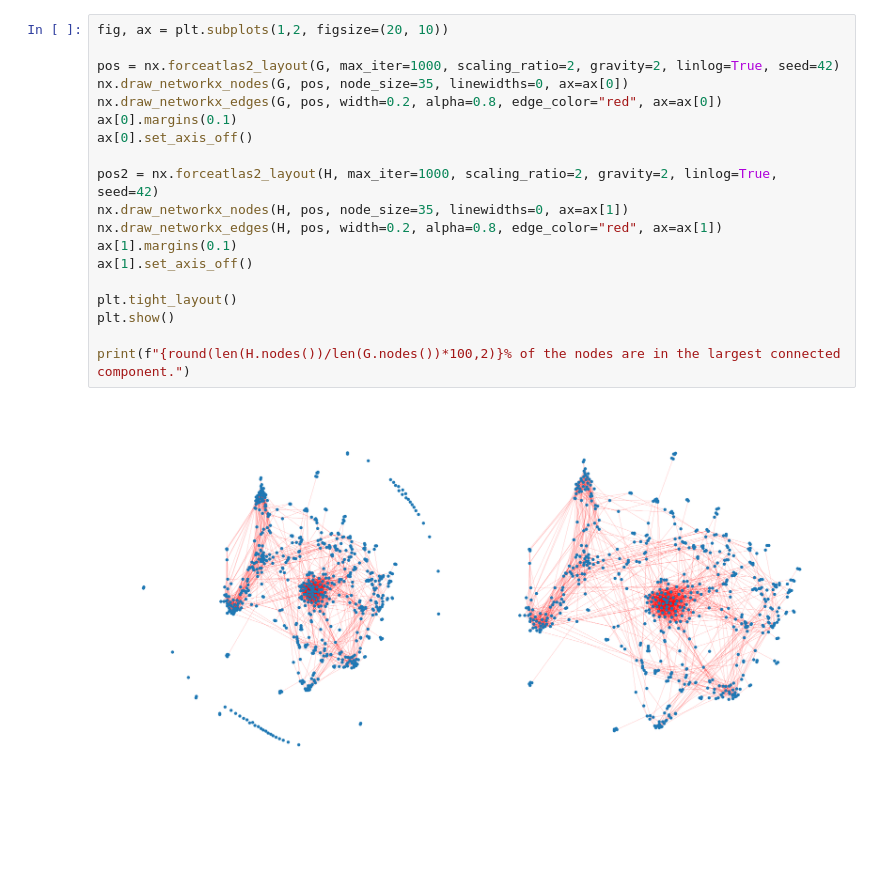
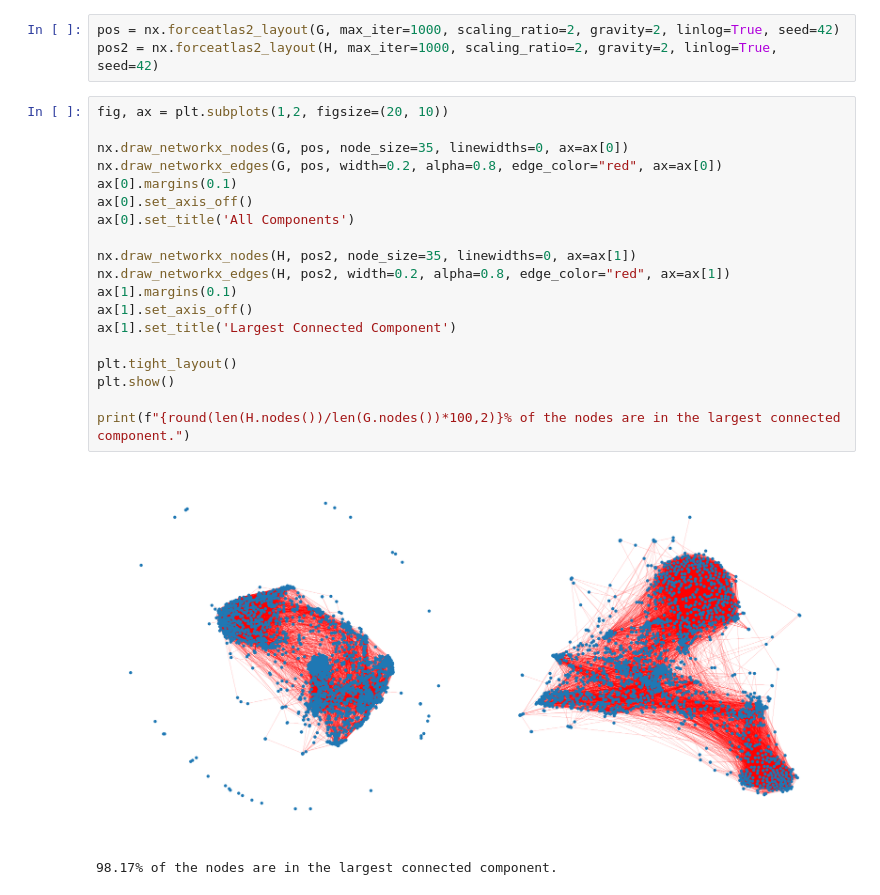
Before and after one commit to TheRealNicolai/Social_NewsProject, a Jupyter notebook: project_assignment.ipynb, the cells around one changed output. Saved outputs shown, nothing was run; the diff lists cells and outputs as text; blank space fills up the shorter version.

```diff
--- a/project_assignment.ipynb
+++ b/project_assignment.ipynb
@@ -91,22 +112,26 @@ Node attributes are: ['link', 'title', 'description', 'country', 'category', 'pu
 # %%
-fig, ax = plt.subplots(1,2, figsize=(20, 10))
-
 pos = nx.forceatlas2_layout(G, max_iter=1000, scaling_ratio=2, gravity=2, linlog=True, seed=42)
-nx.draw_networkx_nodes(G, pos, node_size=35, linewidths=0, ax=ax[0])
-nx.draw_networkx_edges(G, pos, width=0.2, alpha=0.8, edge_color="red", ax=ax[0])
-ax[0].margins(0.1)
-ax[0].set_axis_off()
-
 pos2 = nx.forceatlas2_layout(H, max_iter=1000, scaling_ratio=2, gravity=2, linlog=True, seed=42)
-nx.draw_networkx_nodes(H, pos, node_size=35, linewidths=0, ax=ax[1])
-nx.draw_networkx_edges(H, pos, width=0.2, alpha=0.8, edge_color="red", ax=ax[1])
-ax[1].margins(0.1)
-ax[1].set_axis_off()
-
-plt.tight_layout()
-plt.show()
-
-print(f"{round(len(H.nodes())/len(G.nodes())*100,2)}% of the nodes are in the largest connected component.")
-# %% [output]
-[figure, removed]
+# %%
+fig, ax = plt.subplots(1,2, figsize=(20, 10))
+
+nx.draw_networkx_nodes(G, pos, node_size=35, linewidths=0, ax=ax[0])
+nx.draw_networkx_edges(G, pos, width=0.2, alpha=0.8, edge_color="red", ax=ax[0])
+ax[0].margins(0.1)
+ax[0].set_axis_off()
+ax[0].set_title('All Components')
+
+nx.draw_networkx_nodes(H, pos2, node_size=35, linewidths=0, ax=ax[1])
+nx.draw_networkx_edges(H, pos2, width=0.2, alpha=0.8, edge_color="red", ax=ax[1])
+ax[1].margins(0.1)
+ax[1].set_axis_off()
+ax[1].set_title('Largest Connected Component')
+
+plt.tight_layout()
+plt.show()
+
+print(f"{round(len(H.nodes())/len(G.nodes())*100,2)}% of the nodes are in the largest connected component.")
+# %% [output]
+[figure, added]
+98.17% of the nodes are in the largest connected component.
 # %%
```
Also changed, not shown: parts of 7 cells of this notebook, 10 other files.
